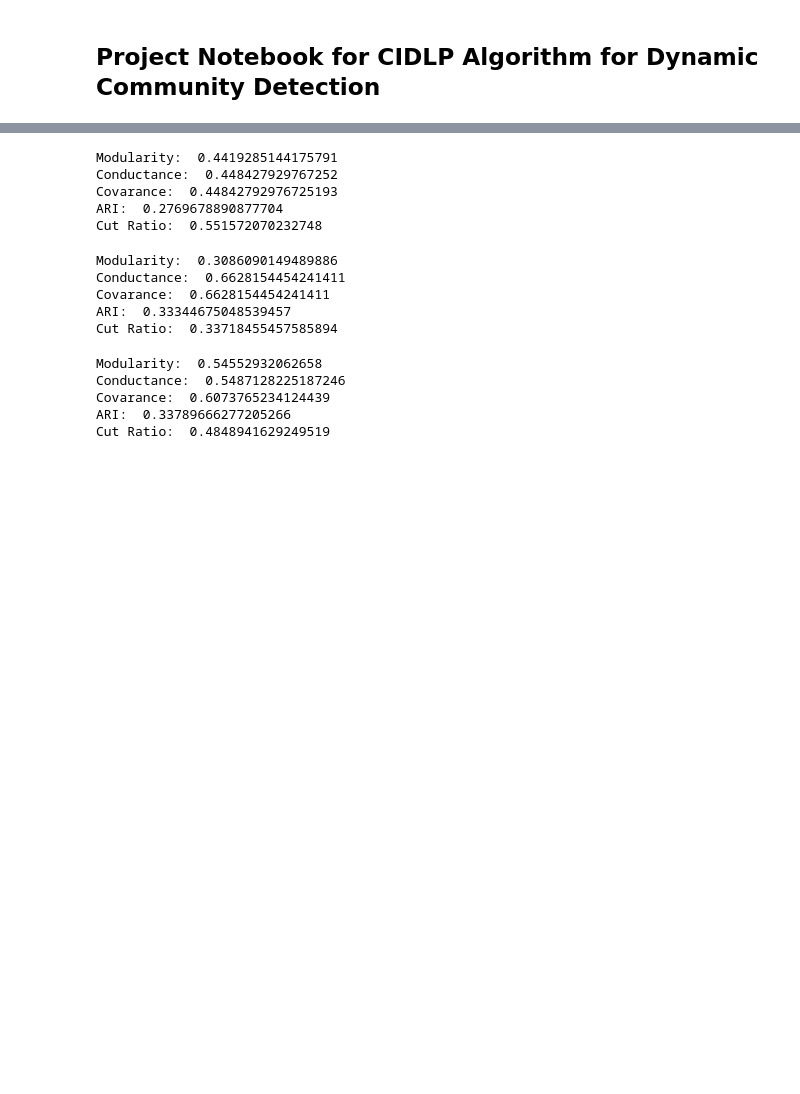
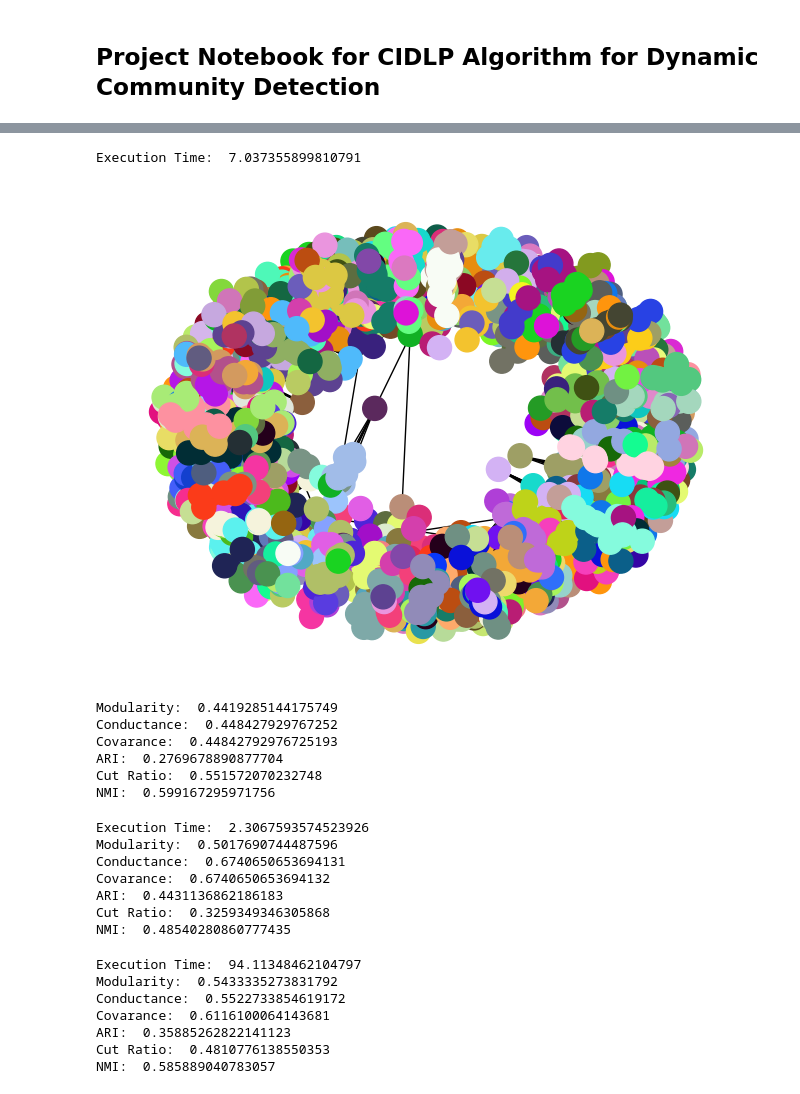
Before and after one commit to inrittik/CIDLPA, a Jupyter notebook: src/project_notebook.ipynb, the cells around one changed output, grey strips where cells are left out. Cells and saved outputs as stored; diff of their text form; code cells hidden in the pictures; blank space fills up the shorter version.

```diff
--- a/src/project_notebook.ipynb
+++ b/src/project_notebook.ipynb
@@ -63,45 +77,55 @@ Cut Ratio:  0.4991993594875901
 # %%
 import codeRunner
 
-mod,cond,cov,ari,cut_ratio = codeRunner.run_cidlpa('2500Nodes')
+mod,cond,cov,ari,cut_ratio,nmi = codeRunner.run_cidlpa('2500Nodes')
 print("Modularity: ", mod)
 print("Conductance: ", cond)
 print("Covarance: ", cov)
 print("ARI: ", ari)
 print("Cut Ratio: ", cut_ratio)
+print("NMI: ", nmi)
 # %% [output]
-Modularity:  0.4419285144175791
-Conductance:  0.448427929767252
-Covarance:  0.44842792976725193
-ARI:  0.2769678890877704
-Cut Ratio:  0.551572070232748
+Execution Time:  7.037355899810791
+[figure, added]
+Modularity:  0.4419285144175749
+Conductance:  0.448427929767252
+Covarance:  0.44842792976725193
+ARI:  0.2769678890877704
+Cut Ratio:  0.551572070232748
+NMI:  0.599167295971756
 # %%
 import codeRunner
 
-mod,cond,cov,ari,cut_ratio = codeRunner.run_cidlpa('primaryschool')
+mod,cond,cov,ari,cut_ratio,nmi = codeRunner.run_cidlpa('primaryschool')
 print("Modularity: ", mod)
 print("Conductance: ", cond)
 print("Covarance: ", cov)
 print("ARI: ", ari)
 print("Cut Ratio: ", cut_ratio)
+print("NMI: ", nmi)
 # %% [output]
-Modularity:  0.3086090149489886
-Conductance:  0.6628154454241411
-Covarance:  0.6628154454241411
-ARI:  0.33344675048539457
-Cut Ratio:  0.33718455457585894
+Execution Time:  2.3067593574523926
+Modularity:  0.5017690744487596
+Conductance:  0.6740650653694131
+Covarance:  0.6740650653694132
+ARI:  0.4431136862186183
+Cut Ratio:  0.3259349346305868
+NMI:  0.48540280860777435
 # %%
 import codeRunner
 
-mod,cond,cov,ari,cut_ratio = codeRunner.run_cidlpa('oregon2')
+mod,cond,cov,ari,cut_ratio,nmi = codeRunner.run_cidlpa('oregon2')
 print("Modularity: ", mod)
 print("Conductance: ", cond)
 print("Covarance: ", cov)
 print("ARI: ", ari)
 print("Cut Ratio: ", cut_ratio)
+print("NMI: ", nmi)
 # %% [output]
-Modularity:  0.54552932062658
-Conductance:  0.5487128225187246
-Covarance:  0.6073765234124439
-ARI:  0.33789666277205266
-Cut Ratio:  0.4848941629249519
+Execution Time:  94.11348462104797
+Modularity:  0.5433335273831792
+Conductance:  0.5522733854619172
+Covarance:  0.6116100064143681
+ARI:  0.35885262822141123
+Cut Ratio:  0.4810776138550353
+NMI:  0.585889040783057
```
Also changed, not shown: parts of 4 cells of this notebook, 6 other files.
